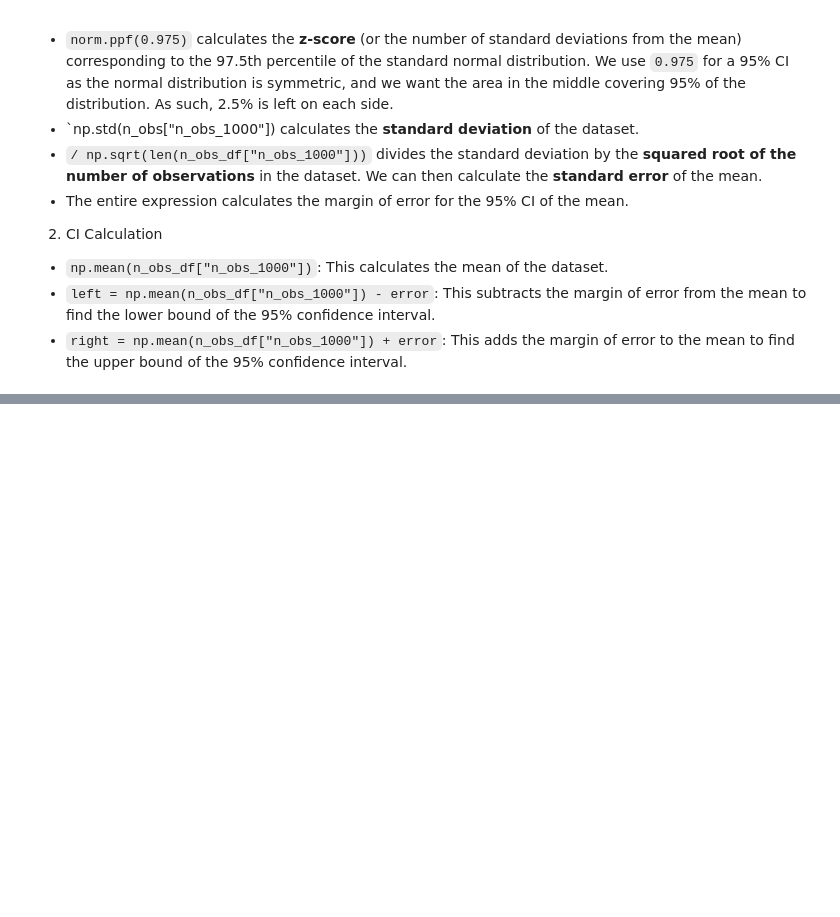
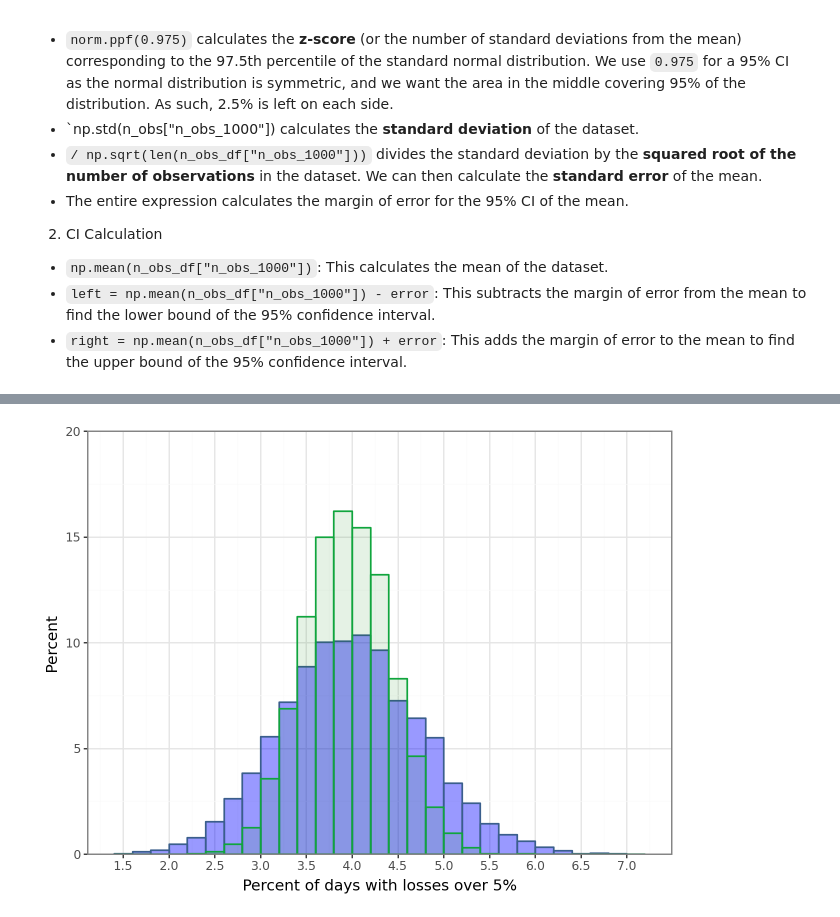
Before and after one commit to felipesebben/bk_data_analysis_studies, a Jupyter notebook: da_data_exercises/ch05-generalizing_from_data/01-stock_data_analysis/01-stock_data_analysis.ipynb, the cells around one changed output, grey strips where cells are left out. Cells and saved outputs as stored; diff of their text form; code cells hidden in the pictures; blank space fills up the shorter version.

```diff
--- a/da_data_exercises/ch05-generalizing_from_data/01-stock_data_analysis/01-stock_data_analysis.ipynb
+++ b/da_data_exercises/ch05-generalizing_from_data/01-stock_data_analysis/01-stock_data_analysis.ipynb
@@ -298,0 +383,30 @@ ggplot(n_obs_df, aes(n_obs_1000[1:])) + geom_histogram(
+# %%
+ggplot(n_obs_df) + geom_histogram(
+    aes(x="n_obs_500", y="stat(count)/sum(stat(count))*100"),
+    color=color[0],
+    fill="blue",
+    binwidth=0.2,
+    center=0.5,
+    size=0.7,
+    alpha=0.4,
+    closed="left"
+) + geom_histogram(
+    aes(x="n_obs_1000", y="stat(count)/sum(stat(count))*100"),
+    color=color[1],
+    fill="green",
+    binwidth=0.2,
+    center=0.5,
+    size=0.7,
+    alpha=0.1,
+    closed="left"
+) + ylab(
+    "Percent"
+) + xlab(
+    "Percent of days with losses over 5%"
+) + scale_x_continuous(
+    breaks=seq(0, 8, 0.5)
+) + scale_y_continuous(
+    expand=(0.00, 0.00), limits=(0, 20), breaks=seq(0, 21, 5)
+) + theme_bw()
+# %% [output]
+[figure, added]
```
Also changed, not shown: parts of 14 cells of this notebook.
